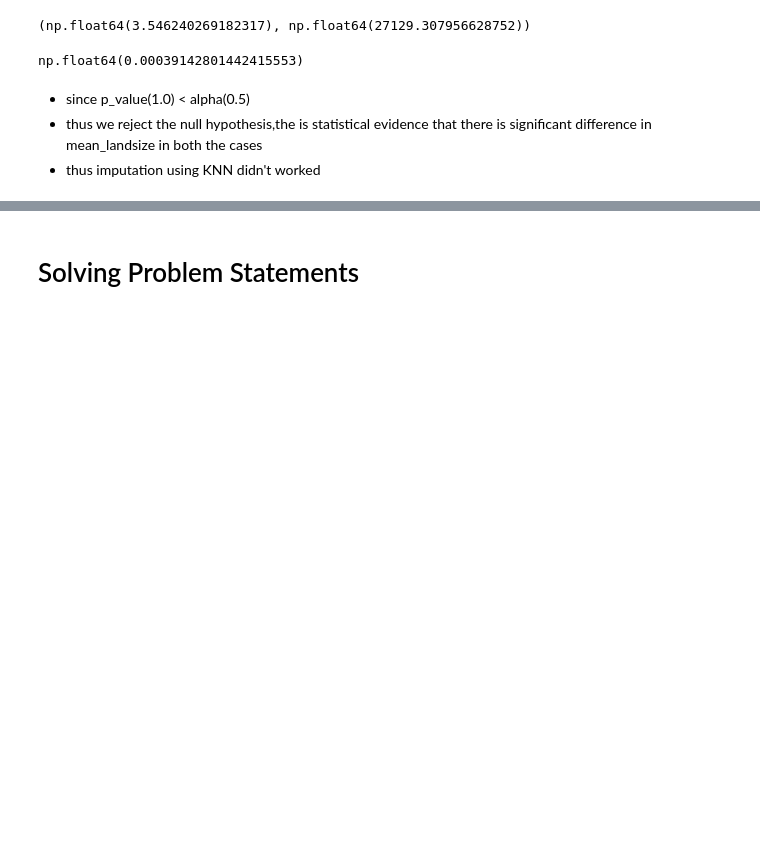
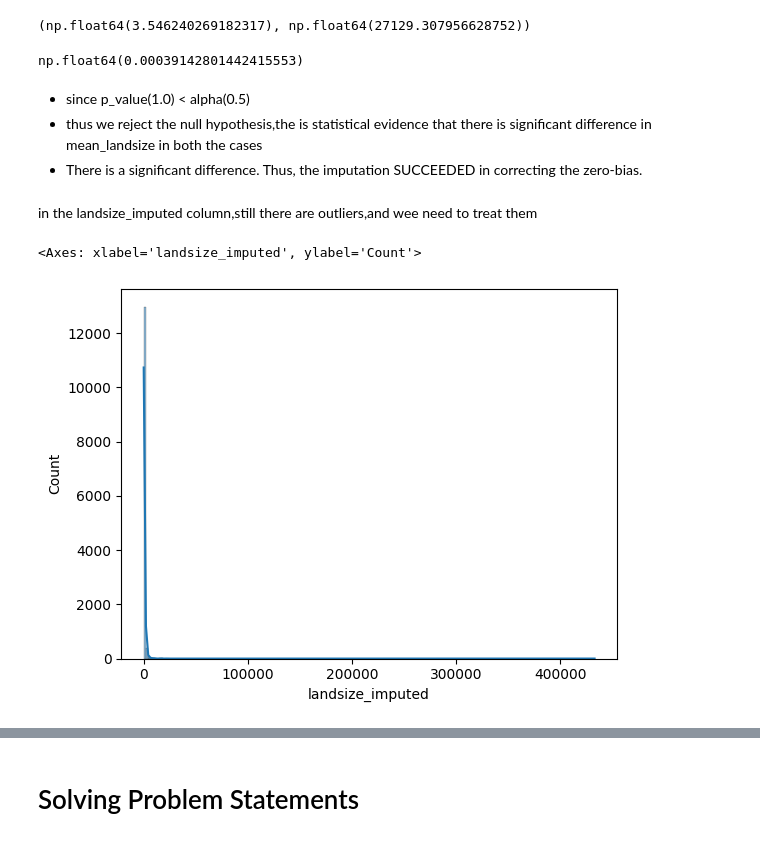
Before and after one commit to SKMsushant/HeroVired, a Jupyter notebook: statistics_graded_assignment/Sushant_kumar_PGDSAIML_1.ipynb, the cells around one changed output, grey strips where cells are left out. Saved outputs shown, nothing was run; the diff lists cells and outputs as text; code cells hidden in the pictures; blank space fills up the shorter version.

```diff
--- a/statistics_graded_assignment/Sushant_kumar_PGDSAIML_1.ipynb
+++ b/statistics_graded_assignment/Sushant_kumar_PGDSAIML_1.ipynb
@@ -2825,4 +2810,11 @@ np.float64(0.00039142801442415553)
 # %% [markdown]
 - since p_value(1.0) < alpha(0.5)
 - thus we reject the null hypothesis,the is statistical evidence that there is significant difference in mean_landsize in both the cases
-- thus imputation using KNN didn't worked
+- There is a significant difference. Thus, the imputation SUCCEEDED in correcting the zero-bias.
+# %% [markdown]
+in the landsize_imputed column,still there are outliers,and wee need to treat them
+# %%
+sns.histplot(df['landsize_imputed'],kde=True)
+# %% [output]
+<Axes: xlabel='landsize_imputed', ylabel='Count'>
+[figure, added]
```
Also changed, not shown: parts of 40 cells of this notebook, 1 other file.
